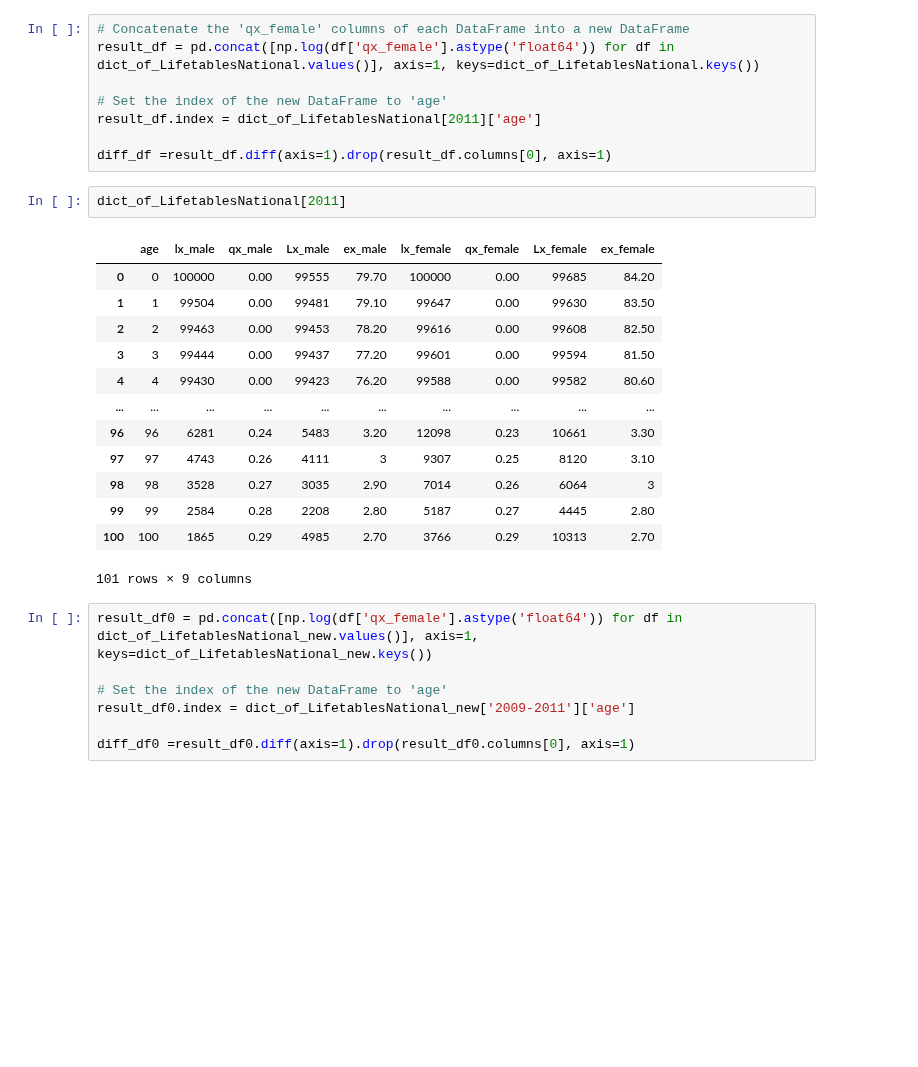
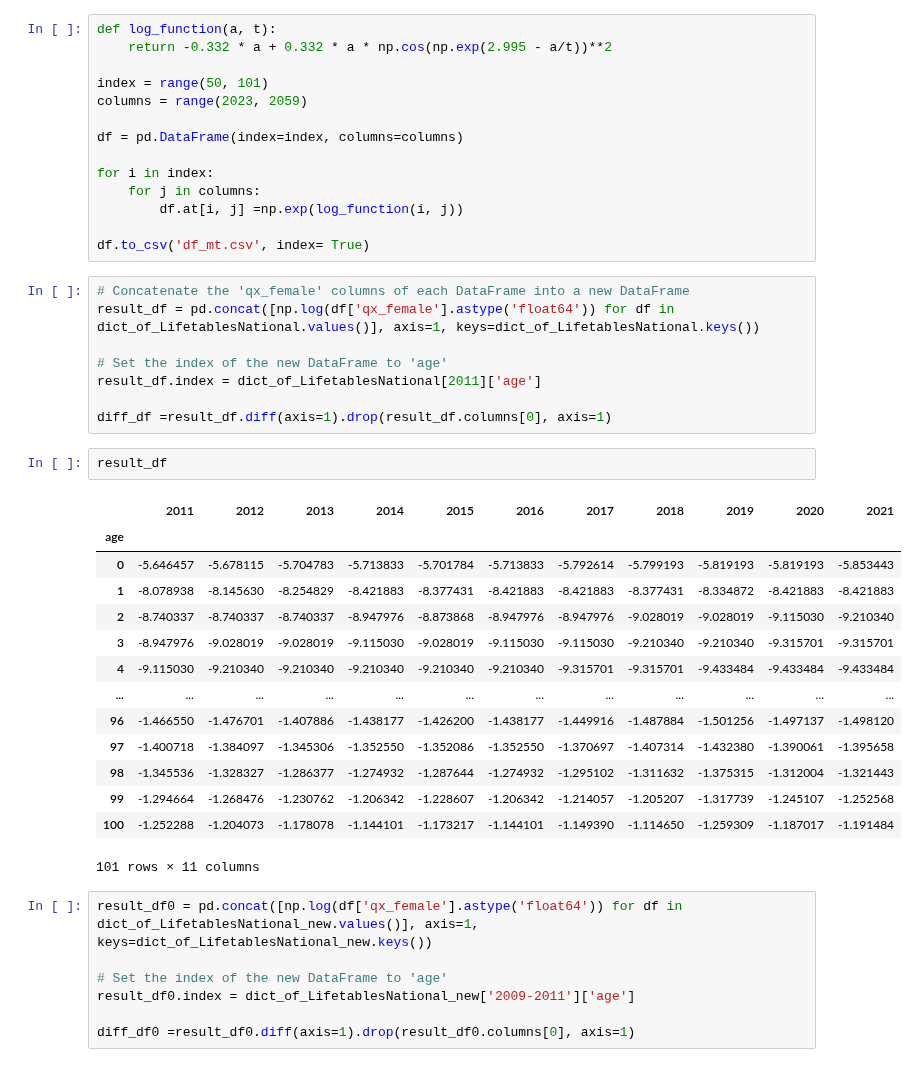
Before and after one commit to LyuLingfeng95/PhDProject1, a Jupyter notebook: Project2_mortality.ipynb, the cells around one changed output. Saved outputs shown, nothing was run; the diff lists cells and outputs as text; blank space fills up the shorter version.

```diff
--- a/Project2_mortality.ipynb
+++ b/Project2_mortality.ipynb
@@ -224,3 +224,17 @@ plt.show()
+# %%
+def log_function(a, t):
+    return -0.332 * a + 0.332 * a * np.cos(np.exp(2.995 - a/t))**2
+
+index = range(50, 101)
+columns = range(2023, 2059)
+
+df = pd.DataFrame(index=index, columns=columns)
+
+for i in index:
+    for j in columns:
+        df.at[i, j] =np.exp(log_function(i, j))
+
+df.to_csv('df_mt.csv', index= True)
 # %%
 # Concatenate the 'qx_female' columns of each DataFrame into a new DataFrame
 result_df = pd.concat([np.log(df['qx_female'].astype('float64')) for df in dict_of_LifetablesNational.values()], axis=1, keys=dict_of_LifetablesNational.keys())
@@ -230,21 +244,22 @@ result_df.index = dict_of_LifetablesNational[2011]['age']
 
 diff_df =result_df.diff(axis=1).drop(result_df.columns[0], axis=1)
 # %%
-dict_of_LifetablesNational[2011]
+result_df
 # %% [output]
-|  | age | lx_male | qx_male | Lx_male | ex_male | lx_female | qx_female | Lx_female | ex_female |
-| 0 | 0 | 100000 | 0.00 | 99555 | 79.70 | 100000 | 0.00 | 99685 | 84.20 |
-| 1 | 1 | 99504 | 0.00 | 99481 | 79.10 | 99647 | 0.00 | 99630 | 83.50 |
-| 2 | 2 | 99463 | 0.00 | 99453 | 78.20 | 99616 | 0.00 | 99608 | 82.50 |
-| 3 | 3 | 99444 | 0.00 | 99437 | 77.20 | 99601 | 0.00 | 99594 | 81.50 |
-| 4 | 4 | 99430 | 0.00 | 99423 | 76.20 | 99588 | 0.00 | 99582 | 80.60 |
-| ... | ... | ... | ... | ... | ... | ... | ... | ... | ... |
-| 96 | 96 | 6281 | 0.24 | 5483 | 3.20 | 12098 | 0.23 | 10661 | 3.30 |
-| 97 | 97 | 4743 | 0.26 | 4111 | 3 | 9307 | 0.25 | 8120 | 3.10 |
-| 98 | 98 | 3528 | 0.27 | 3035 | 2.90 | 7014 | 0.26 | 6064 | 3 |
-| 99 | 99 | 2584 | 0.28 | 2208 | 2.80 | 5187 | 0.27 | 4445 | 2.80 |
-| 100 | 100 | 1865 | 0.29 | 4985 | 2.70 | 3766 | 0.29 | 10313 | 2.70 |
+|  | 2011 | 2012 | 2013 | 2014 | 2015 | 2016 | 2017 | 2018 | 2019 | 2020 | 2021 |
+| age |  |  |  |  |  |  |  |  |  |  |  |
+| 0 | -5.646457 | -5.678115 | -5.704783 | -5.713833 | -5.701784 | -5.713833 | -5.792614 | -5.799193 | -5.819193 | -5.819193 | -5.853443 |
+| 1 | -8.078938 | -8.145630 | -8.254829 | -8.421883 | -8.377431 | -8.421883 | -8.421883 | -8.377431 | -8.334872 | -8.421883 | -8.421883 |
+| 2 | -8.740337 | -8.740337 | -8.740337 | -8.947976 | -8.873868 | -8.947976 | -8.947976 | -9.028019 | -9.028019 | -9.115030 | -9.210340 |
+| 3 | -8.947976 | -9.028019 | -9.028019 | -9.115030 | -9.028019 | -9.115030 | -9.115030 | -9.210340 | -9.210340 | -9.315701 | -9.315701 |
+| 4 | -9.115030 | -9.210340 | -9.210340 | -9.210340 | -9.210340 | -9.210340 | -9.315701 | -9.315701 | -9.433484 | -9.433484 | -9.433484 |
+| ... | ... | ... | ... | ... | ... | ... | ... | ... | ... | ... | ... |
+| 96 | -1.466550 | -1.476701 | -1.407886 | -1.438177 | -1.426200 | -1.438177 | -1.449916 | -1.487884 | -1.501256 | -1.497137 | -1.498120 |
+| 97 | -1.400718 | -1.384097 | -1.345306 | -1.352550 | -1.352086 | -1.352550 | -1.370697 | -1.407314 | -1.432380 | -1.390061 | -1.395658 |
+| 98 | -1.345536 | -1.328327 | -1.286377 | -1.274932 | -1.287644 | -1.274932 | -1.295102 | -1.311632 | -1.375315 | -1.312004 | -1.321443 |
+| 99 | -1.294664 | -1.268476 | -1.230762 | -1.206342 | -1.228607 | -1.206342 | -1.214057 | -1.205207 | -1.317739 | -1.245107 | -1.252568 |
+| 100 | -1.252288 | -1.204073 | -1.178078 | -1.144101 | -1.173217 | -1.144101 | -1.149390 | -1.114650 | -1.259309 | -1.187017 | -1.191484 |
-101 rows × 9 columns
+101 rows × 11 columns
 # %%
 result_df0 = pd.concat([np.log(df['qx_female'].astype('float64')) for df in dict_of_LifetablesNational_new.values()], axis=1, keys=dict_of_LifetablesNational_new.keys())
 
```
Also changed, not shown: parts of 33 cells of this notebook, 9 other files.
